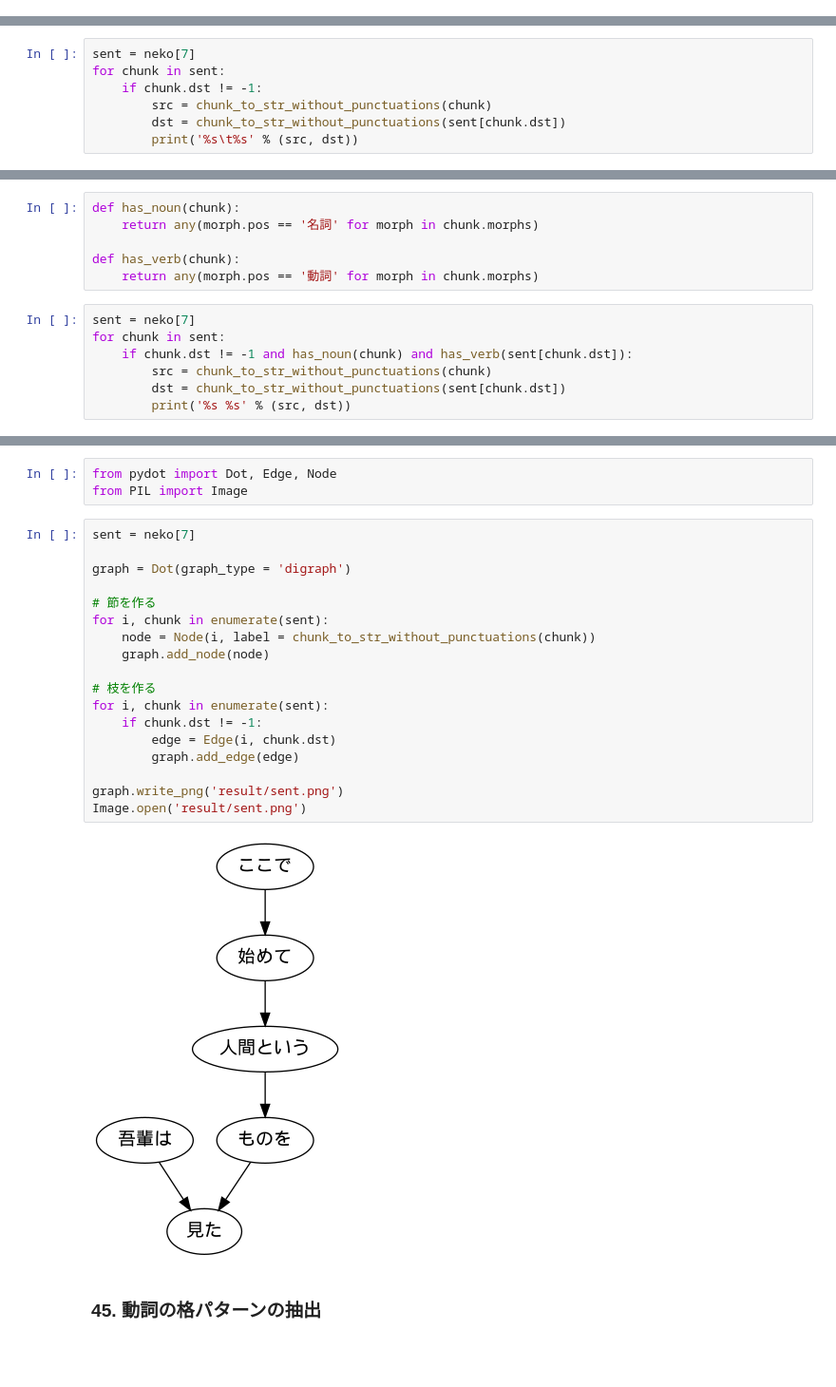
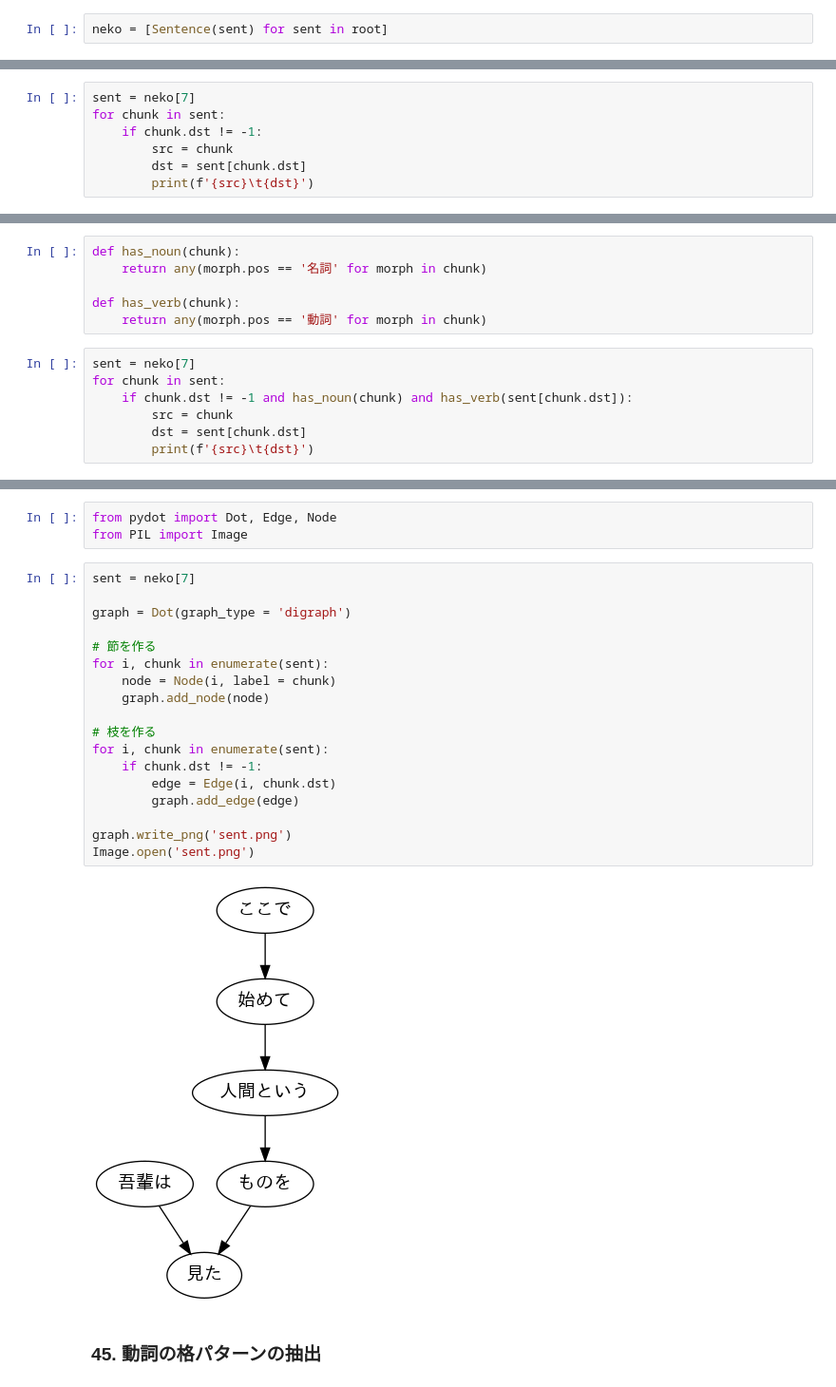
Before and after one commit to nymwa/nlp100, a Jupyter notebook: chapter05.ipynb, the cells around one changed output, grey strips where cells are left out. Shown: that part at 95% size. Saved outputs shown, nothing was run; the diff lists cells and outputs as text; blank space fills up the shorter version.

```diff
--- a/chapter05.ipynb
+++ b/chapter05.ipynb
@@ -55,3 +61,5 @@ for sent in root:
+# %%
+neko = [Sentence(sent) for sent in root]
 # %%
 from tabulate import tabulate
 # %%
@@ -82,9 +82,9 @@ def chunk_to_str_without_punctuations(chunk):
 sent = neko[7]
 for chunk in sent:
     if chunk.dst != -1:
-        src = chunk_to_str_without_punctuations(chunk)
-        dst = chunk_to_str_without_punctuations(sent[chunk.dst])
-        print('%s\t%s' % (src, dst))
+        src = chunk
+        dst = sent[chunk.dst]
+        print(f'{src}\t{dst}')
 # %% [output]
 吾輩は     見た
 ここで     始めて
@@ -95,15 +95,15 @@ for chunk in sent:
 ### 43. 名詞を含む文節が動詞を含む文節に係るものを抽出
 # %%
 def has_noun(chunk):
-    return any(morph.pos == '名詞' for morph in chunk.morphs)
+    return any(morph.pos == '名詞' for morph in chunk)
 
 def has_verb(chunk):
-    return any(morph.pos == '動詞' for morph in chunk.morphs)
+    return any(morph.pos == '動詞' for morph in chunk)
 # %%
 sent = neko[7]
 for chunk in sent:
     if chunk.dst != -1 and has_noun(chunk) and has_verb(sent[chunk.dst]):
-        src = chunk_to_str_without_punctuations(chunk)
-        dst = chunk_to_str_without_punctuations(sent[chunk.dst])
-        print('%s %s' % (src, dst))
+        src = chunk
+        dst = sent[chunk.dst]
+        print(f'{src}\t{dst}')
 # %% [output]
@@ -118,23 +118,23 @@ from PIL import Image
 # %%
 sent = neko[7]
 
 graph = Dot(graph_type = 'digraph')
 
 # 節を作る
 for i, chunk in enumerate(sent):
-    node = Node(i, label = chunk_to_str_without_punctuations(chunk))
+    node = Node(i, label = chunk)
     graph.add_node(node)
 
 # 枝を作る
 for i, chunk in enumerate(sent):
     if chunk.dst != -1:
         edge = Edge(i, chunk.dst)
         graph.add_edge(edge)
 
-graph.write_png('result/sent.png')
-Image.open('result/sent.png')
+graph.write_png('sent.png')
+Image.open('sent.png')
 # %% [output]
-[figure, old version]
+[figure, new version]
 # %% [markdown]
 ### 45. 動詞の格パターンの抽出
 # %%
```
Also changed, not shown: parts of 20 cells of this notebook.
